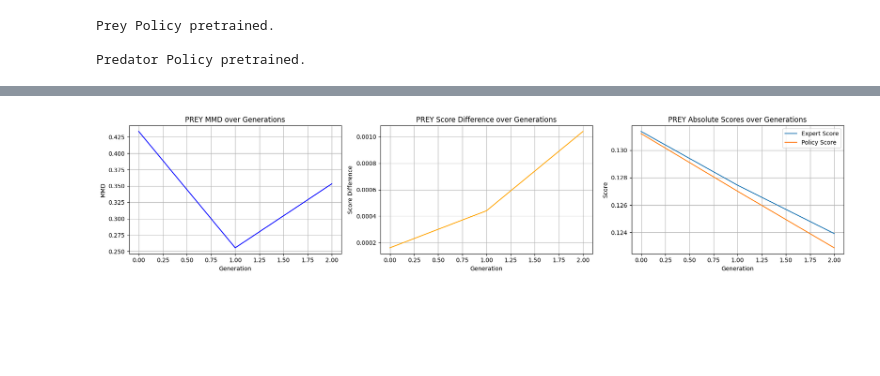
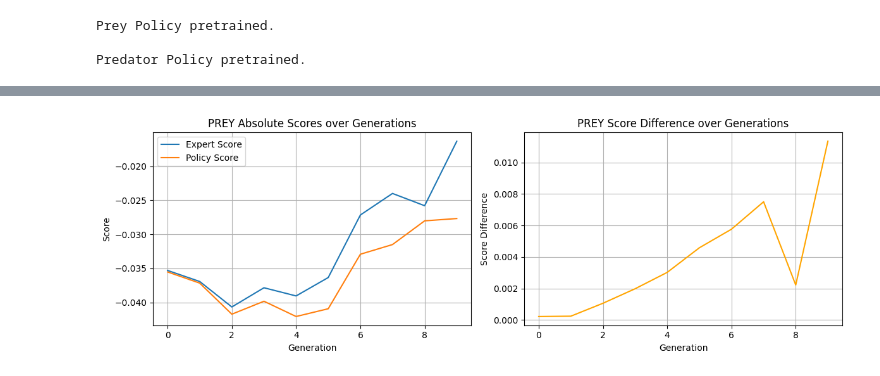
Before and after one commit to wirthy21/Master-Thesis, a Jupyter notebook: notebooks - gail_testing/1.5 GAIL - Video Predator-Prey.ipynb, the cells around one changed output, grey strips where cells are left out. Cells and saved outputs as stored; diff of their text form; code cells hidden in the pictures; blank space fills up the shorter version.

```diff
--- a/notebooks - gail_testing/1.5 GAIL - Video Predator-Prey.ipynb
+++ b/notebooks - gail_testing/1.5 GAIL - Video Predator-Prey.ipynb
@@ -336,6 +404,6 @@ def pretrain_policy(policy, role, expert_data, batch_size=256, epochs=250, lr=1e
 # %%
 # Training
-num_generations = 3
+num_generations = 10
 gamma = 0.999
 
 # Policy
@@ -346,7 +414,7 @@ deterministic=True
 
 # Discriminator
 dis_balance_factor = 5
-noise = 0.002
+noise = 0.001
 lr_disc = 2e-4
 lambda_gp = 5
 
@@ -408,12 +476,12 @@ epoch 010: loss=23.934647 sim=0.0629 std=1.4057 cov=0.2556 std_mean=0.297
 Predator Encoder trained & frozen.
 # %%
 prey_policy = ModularPolicy(features=5).to(device)
-pretrain_policy(prey_policy, "prey", expert_data=exp_prey_tensor, batch_size=4048, epochs=10, lr=1e-3, deterministic=deterministic, device=device)
+pretrain_policy(prey_policy, "prey", expert_data=exp_prey_tensor, batch_size=4048, epochs=5, lr=1e-3, deterministic=deterministic, device=device)
 ema_prey = EMA(prey_policy, beta=0.9999, update_after_step=10, update_every=5, allow_different_devices=True)
 print("Prey Policy pretrained.\n")
 
 pred_policy = ModularPolicy(features=4).to(device)
-pretrain_policy(pred_policy, "predator", expert_data=exp_pred_tensor, batch_size=4048, epochs=10, lr=1e-3, deterministic=deterministic, device=device)
+pretrain_policy(pred_policy, "predator", expert_data=exp_pred_tensor, batch_size=4048, epochs=5, lr=1e-3, deterministic=deterministic, device=device)
 ema_pred = EMA(pred_policy, beta=0.9999, update_after_step=10, update_every=5, allow_different_devices=True)
 print("Predator Policy pretrained.\n")
 # %% [output]
@@ -432,4 +500,6 @@ pred_mmd_loss = MMDLoss(encoder=pred_encoder, role="predator").to(device)
 pred_discriminator = Discriminator(encoder=pred_encoder, role="predator", z_dim=32).to(device)
 pred_discriminator.set_parameters(init=True)
 optim_disc_pred = torch.optim.RMSprop(pred_discriminator.parameters(), lr=lr_disc, alpha=0.99, eps=1e-08)
+
+sinkhorn_loss = SamplesLoss(loss="sinkhorn", backend="tensorized")
 # %%
@@ -572,38 +693,32 @@ Final Pred MMD: 0.28635494208335877 ± 0.14466704337978367
 # %%
-def plot_disc_metrics(disc_metrics, mmd, role="prey", save_dir=None):
-    gens = np.arange(len(mmd))
-    mmd_arr = np.array(mmd)
-    mmd_role = mmd_arr[:, 0] if role == "prey" else mmd_arr[:, 1]
-
+def plot_train_metrics(disc_metrics, role="prey", save_dir=None):
     disc_dicts = [x[0] if role == "prey" else x[1] for x in disc_metrics]
     disc_df = pd.DataFrame(disc_dicts)
     disc_df["gen"] = (disc_df.index // dis_balance_factor) + 1
     disc_mean = disc_df.groupby("gen").mean(numeric_only=True).sort_index()
 
+    gens = np.arange(len(disc_mean))
+
     score_diffs = (disc_mean["expert_score_mean"] - disc_mean["policy_score_mean"]).abs().to_numpy()
     abs_scores = disc_mean[["expert_score_mean", "policy_score_mean"]].to_numpy()
 
-    fig, axes = plt.subplots(1, 3, figsize=(18, 4), sharex=True)
+    fig, axes = plt.subplots(1, 2, figsize=(12, 4), sharex=True)
 
-    axes[0].plot(gens, mmd_role, color="blue")
+    # Left: Absolute scores
+    axes[0].plot(gens, abs_scores[:, 0], label="Expert Score")
+    axes[0].plot(gens, abs_scores[:, 1], label="Policy Score")
     axes[0].set_xlabel("Generation")
-    axes[0].set_ylabel("MMD")
-    axes[0].set_title(f"{role.upper()} MMD over Generations")
+    axes[0].set_ylabel("Score")
+    axes[0].set_title(f"{role.upper()} Absolute Scores over Generations")
+    axes[0].legend()
     axes[0].grid(True)
 
+    # Right: Score diffs
     axes[1].plot(gens, score_diffs, color="orange")
     axes[1].set_xlabel("Generation")
     axes[1].set_ylabel("Score Difference")
     axes[1].set_title(f"{role.upper()} Score Difference over Generations")
     axes[1].grid(True)
-
-    axes[2].plot(gens, abs_scores[:, 0], label="Expert Score")
-    axes[2].plot(gens, abs_scores[:, 1], label="Policy Score")
-    axes[2].set_xlabel("Generation")
-    axes[2].set_ylabel("Score")
-    axes[2].set_title(f"{role.upper()} Absolute Scores over Generations")
-    axes[2].legend()
-    axes[2].grid(True)
 
     plt.tight_layout()
 
@@ -611,6 +726,63 @@ def plot_disc_metrics(disc_metrics, mmd, role="prey", save_dir=None):
     fig.savefig(plot_path, dpi=300, bbox_inches="tight")
 
     plt.show()
+
+
+def plot_eval_metrics(metrics_list,
+                      mmd_means=None, sinkhorn_means=None,
+                      mmd_stds=None, sinkhorn_stds=None,
+                      role="prey", save_dir=None):
+
+    xs = np.arange(len(metrics_list))
+
+    if role == "prey":
+        mmd_mean = np.array([m["mmd_prey_mean"] for m in metrics_list], dtype=float)
+        mmd_std  = np.array([m["mmd_prey_std"]  for m in metrics_list], dtype=float)
+        sk_mean  = np.array([m["sinkhorn_prey_mean"] for m in metrics_list], dtype=float)
+        sk_std   = np.array([m["sinkhorn_prey_std"]  for m in metrics_list], dtype=float)
+        exp_mmd_mean = mmd_means[0]
+        exp_mmd_std = mmd_stds[0]
+        exp_sinkhorn_mean = sinkhorn_means[0]
+        exp_sinkhorn_std = sinkhorn_stds[0]
+    else:
+        mmd_mean = np.array([m["mmd_pred_mean"] for m in metrics_list], dtype=float)
+        mmd_std  = np.array([m["mmd_pred_std"]  for m in metrics_list], dtype=float)
+        sk_mean  = np.array([m["sinkhorn_pred_mean"] for m in metrics_list], dtype=float)
+        sk_std   = np.array([m["sinkhorn_pred_std"]  for m in metrics_list], dtype=float)
+        exp_mmd_mean = mmd_means[1]
+        exp_mmd_std = mmd_stds[1]
+        exp_sinkhorn_mean = sinkhorn_means[1]
+        exp_sinkhorn_std = sinkhorn_stds[1]
+
+    fig, axes = plt.subplots(1, 2, figsize=(12, 4), sharex=True)
+
+    axes[0].plot(xs, mmd_mean, label=f"{role.upper()} MMD")
+    axes[0].fill_between(xs, mmd_mean - mmd_std, mmd_mean + mmd_std, alpha=0.2)
+    axes[0].axhline(exp_mmd_mean, color="red", linewidth=2, label="Expert MMD Mean ± Std")
+    axes[0].fill_between(xs, exp_mmd_mean - exp_mmd_std, exp_mmd_mean + exp_mmd_std, alpha=0.2)
+    axes[0].set_xlabel("Generation")
+    axes[0].set_ylabel("MMD")
+    axes[0].set_title(f"{role.upper()} MMD (Mean ± Std)")
+    axes[0].grid(True)
+
+    axes[1].plot(xs, sk_mean, label=f"{role.upper()} Sinkhorn")
+    axes[1].fill_between(xs, sk_mean - sk_std, sk_mean + sk_std, alpha=0.2)
+    axes[1].axhline(exp_sinkhorn_mean, color="red", linewidth=2, label="Expert Sinkhorn Mean ± Std")
+    axes[1].fill_between(xs, exp_sinkhorn_mean - exp_sinkhorn_std, exp_sinkhorn_mean + exp_sinkhorn_std, alpha=0.2)
+    axes[1].set_xlabel("Generation")
+    axes[1].set_ylabel("Sinkhorn")
+    axes[1].set_title(f"{role.upper()} Sinkhorn (Mean ± Std)")
+    axes[1].grid(True)
+
+    plt.tight_layout()
+
+    filename = f"eval_{role}_metrics.png"
+    plot_path = save_dir / filename
+    fig.savefig(plot_path, dpi=300, bbox_inches="tight")
+
+    plt.show()
+
+
 
 def plot_es_metrics(policy_metrics, role="prey", save_dir=None):
     gens = np.arange(len(policy_metrics))
@@ -622,32 +794,33 @@ def plot_es_metrics(policy_metrics, role="prey", save_dir=None):
     pin_diff_std = np.array([pm[0].get("diff_std", np.nan) for pm in pms], dtype=float)
     an_diff_std  = np.array([pm[1].get("diff_std", np.nan) for pm in pms], dtype=float)
 
     fig, axes = plt.subplots(1, 2, figsize=(12, 4), sharex=True)
 
     axes[0].plot(gens, pin_delta_norm, label="PIN delta_norm")
     axes[0].plot(gens, an_delta_norm, label="AN delta_norm")
     axes[0].set_xlabel("Generation")
     axes[0].set_ylabel("delta_norm")
     axes[0].set_title(f"{role.upper()} ES step size per generation")
     axes[0].legend()
     axes[0].grid(True)
 
     axes[1].plot(gens, pin_diff_std, label="PIN diff_std")
     axes[1].plot(gens, an_diff_std, label="AN diff_std")
     axes[1].set_xlabel("Generation")
     axes[1].set_ylabel("diff_std")
     axes[1].set_title(f"{role.upper()} Reward-diff std per generation")
     axes[1].legend()
     axes[1].grid(True)
 
     plt.tight_layout()
 
     plot_path = save_dir / f"es_{role}_policy_metrics.png"
     fig.savefig(plot_path, dpi=300, bbox_inches="tight")
 
     plt.show()
 
-plot_disc_metrics(disc_metrics_list, mmd_list, role="prey", save_dir=run_dir)
+plot_train_metrics(disc_metrics_list, role="prey", save_dir=run_dir)
+plot_eval_metrics(metrics_list, role="prey", mmd_means=mmd_means, mmd_stds=mmd_stds, sinkhorn_means=sinkhorn_means, sinkhorn_stds=sinkhorn_stds, save_dir=run_dir)
 plot_es_metrics(policy_metrics_list, role="prey", save_dir=run_dir)
 # %% [output]
-[figure, old version]
+[figure, new version]
```
Also changed, not shown: parts of 8 cells of this notebook, 2 other files.
